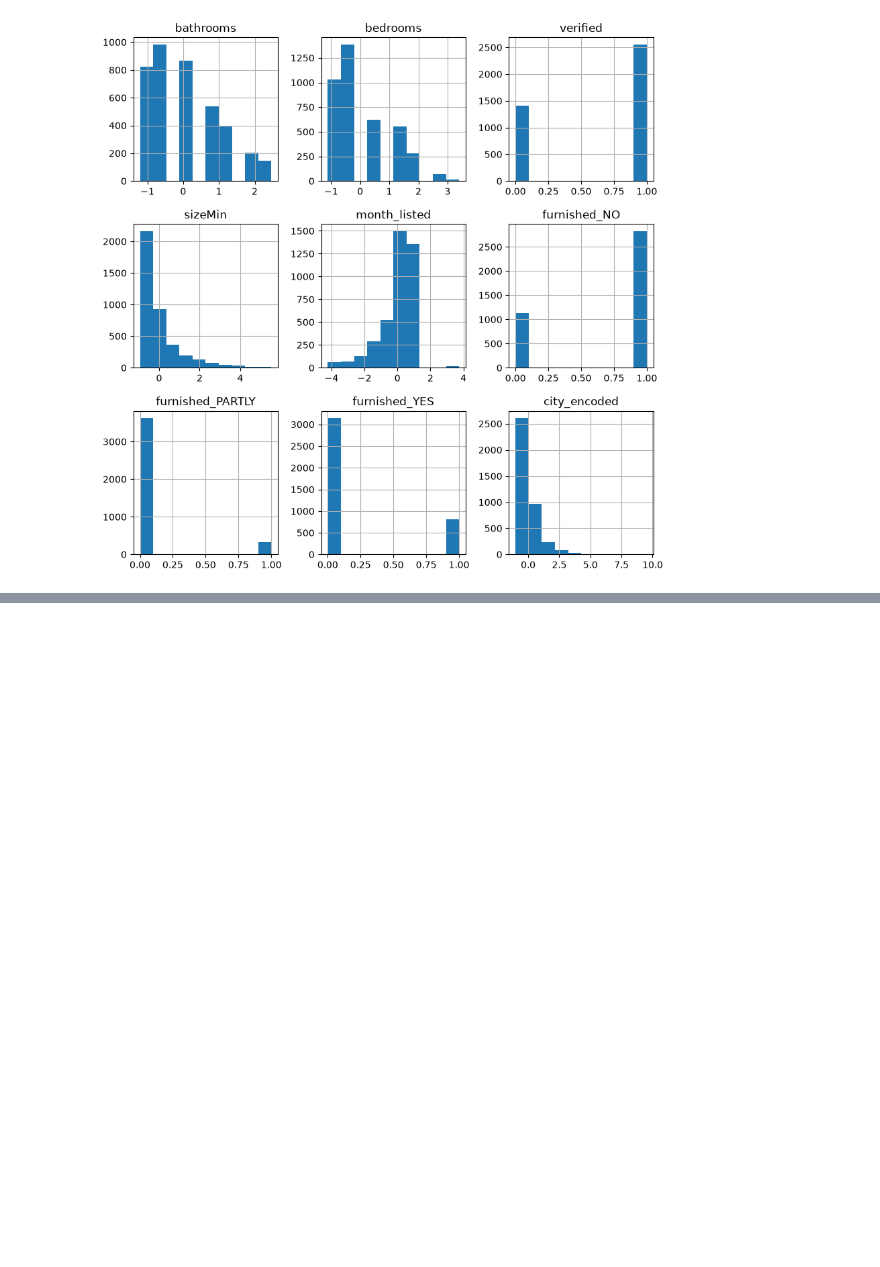
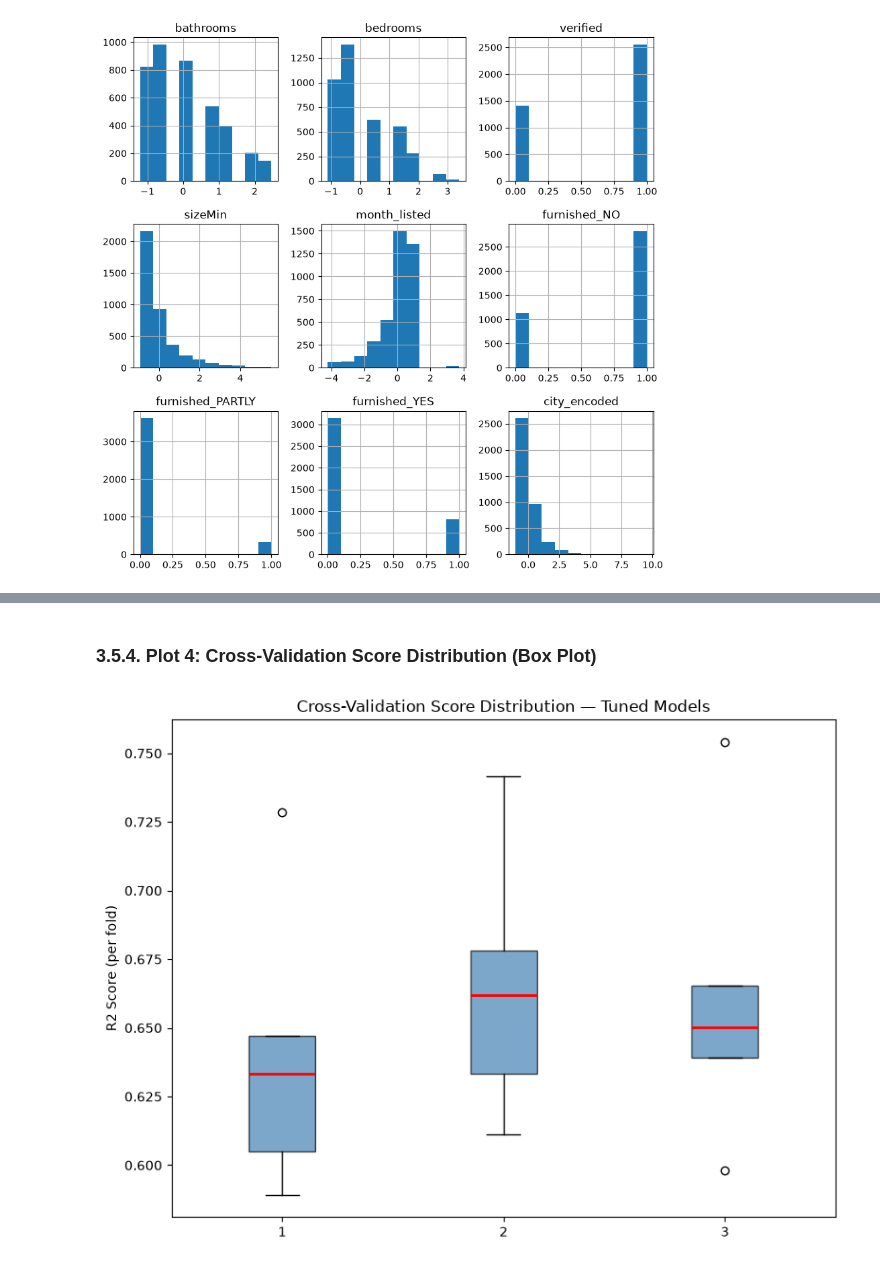
Before and after one commit to Jan-Hrusa/CSCI323_Project, a Jupyter notebook: CSCI323_PROJECT.ipynb, the cells around one changed output, grey strips where cells are left out. Cells and saved outputs as stored; diff of their text form; code cells hidden in the pictures; blank space fills up the shorter version.

```diff
--- a/CSCI323_PROJECT.ipynb
+++ b/CSCI323_PROJECT.ipynb
@@ -557,5 +566,5 @@ print(f"Group 2 (Final Test) Size: {X_group2.shape[0]} rows\n")
 # %%
-# using 5-fold cross validation - basically splits group1 into 5 chunks
+# using 5-fold cross validation - basically splits X_train into 5 chunks
 # trains on 4 chunks, tests on 1, repeats 5 times so every chunk gets tested once
 # this gives a much more reliable score than just a single train/test split
 kf = KFold(n_splits=5, shuffle=True, random_state=42)
@@ -580,7 +589,7 @@ models = {
     ])
 }
 
-print("--- Running K-Fold Cross Validation on Group 1 (Baseline) ---")
+print("=== Running K-Fold Cross Validation on X_train (Baseline) ===")
 
 cv_results = {}
 best_cv_score = float('-inf')
@@ -589,7 +598,7 @@ best_model_name = ""
 for name, model in models.items():
     # r2 score tells us how well the model explains the variation in price
     # 1.0 = perfect, 0 = no better than just guessing the average price
-    scores = cross_val_score(model, X_group1, y_group1, cv=kf, scoring='r2')
+    scores = cross_val_score(model, X_train, y_train, cv=kf, scoring='r2')
     mean_score = np.mean(scores)
     cv_results[name] = mean_score
     print(f"  {name} -> Average R2 Score: {mean_score:.4f}")
@@ -847,20 +888,23 @@ plt.show()"""
+# %% [markdown]
+### 3.5.4. Plot 4: Cross-Validation Score Distribution (Box Plot)
 # %%
-# --- Plot 4: Cross-Validation Score Distribution (Box Plot) ---
 # instead of just showing the average R2, this shows the spread across all 5 folds
 # a short box sitting high = consistent and accurate, tall box = unstable performance
 all_cv_scores = {}
 
 for name, model in best_tuned_estimators.items():
     # re-running CV with the tuned version of each model to get the 5 individual fold scores
-    scores = cross_val_score(model, X_group1, y_group1, cv=kf, scoring='r2')
+    scores = cross_val_score(model, X_train, y_train, cv=kf, scoring='r2')
     all_cv_scores[name] = scores
 
 plt.figure(figsize=(8, 6))
-plt.boxplot(all_cv_scores.values(), labels=all_cv_scores.keys(), patch_artist=True,
+plt.boxplot(all_cv_scores.values(), label=all_cv_scores.keys(), patch_artist=True,
             boxprops=dict(facecolor='steelblue', alpha=0.7),
             medianprops=dict(color='red', linewidth=2))
 
 plt.ylabel('R2 Score (per fold)')
 plt.title('Cross-Validation Score Distribution — Tuned Models')
 plt.tight_layout()
 plt.show()
+# %% [output]
+[figure, added]
```
Also changed, not shown: parts of 66 cells of this notebook.
